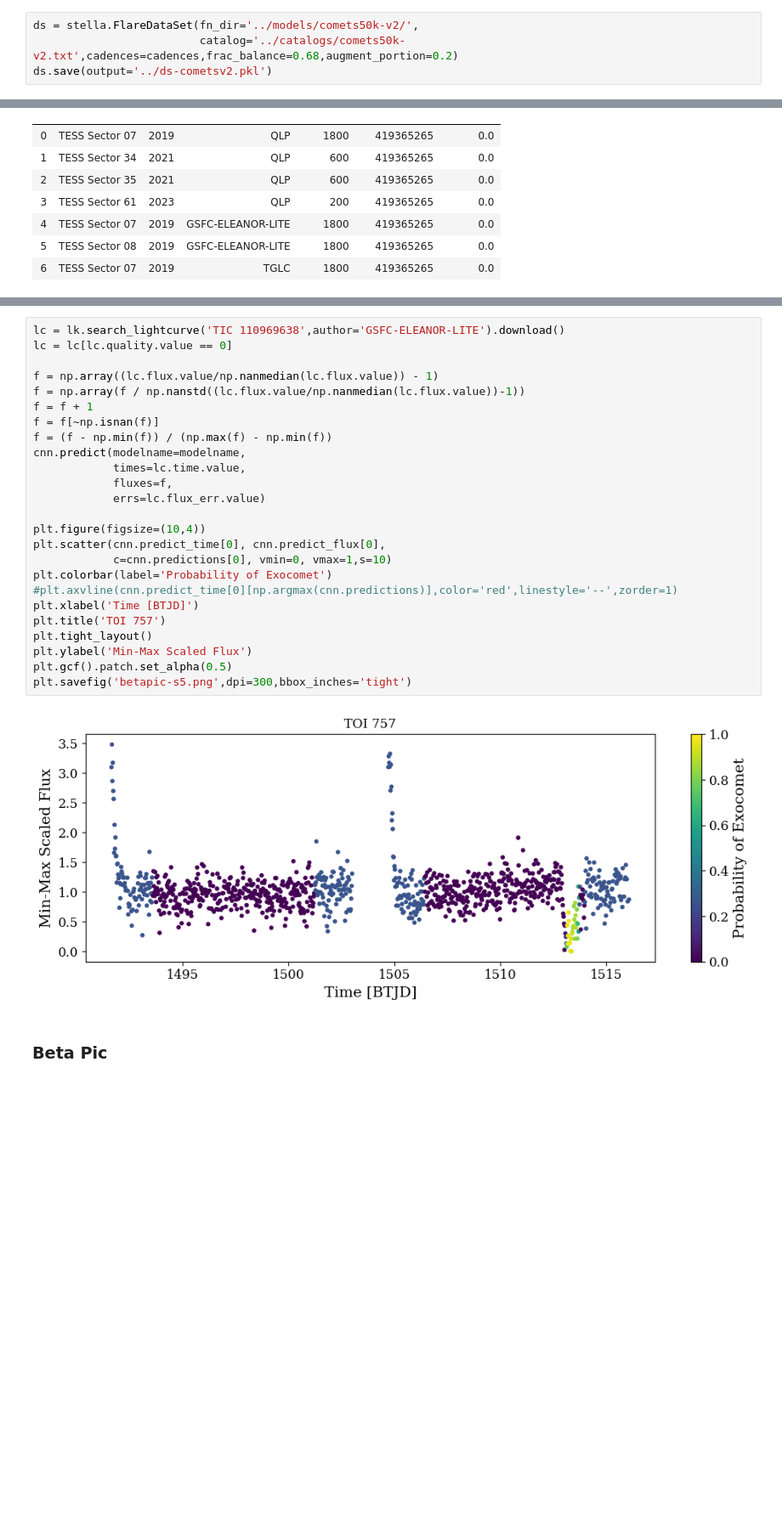
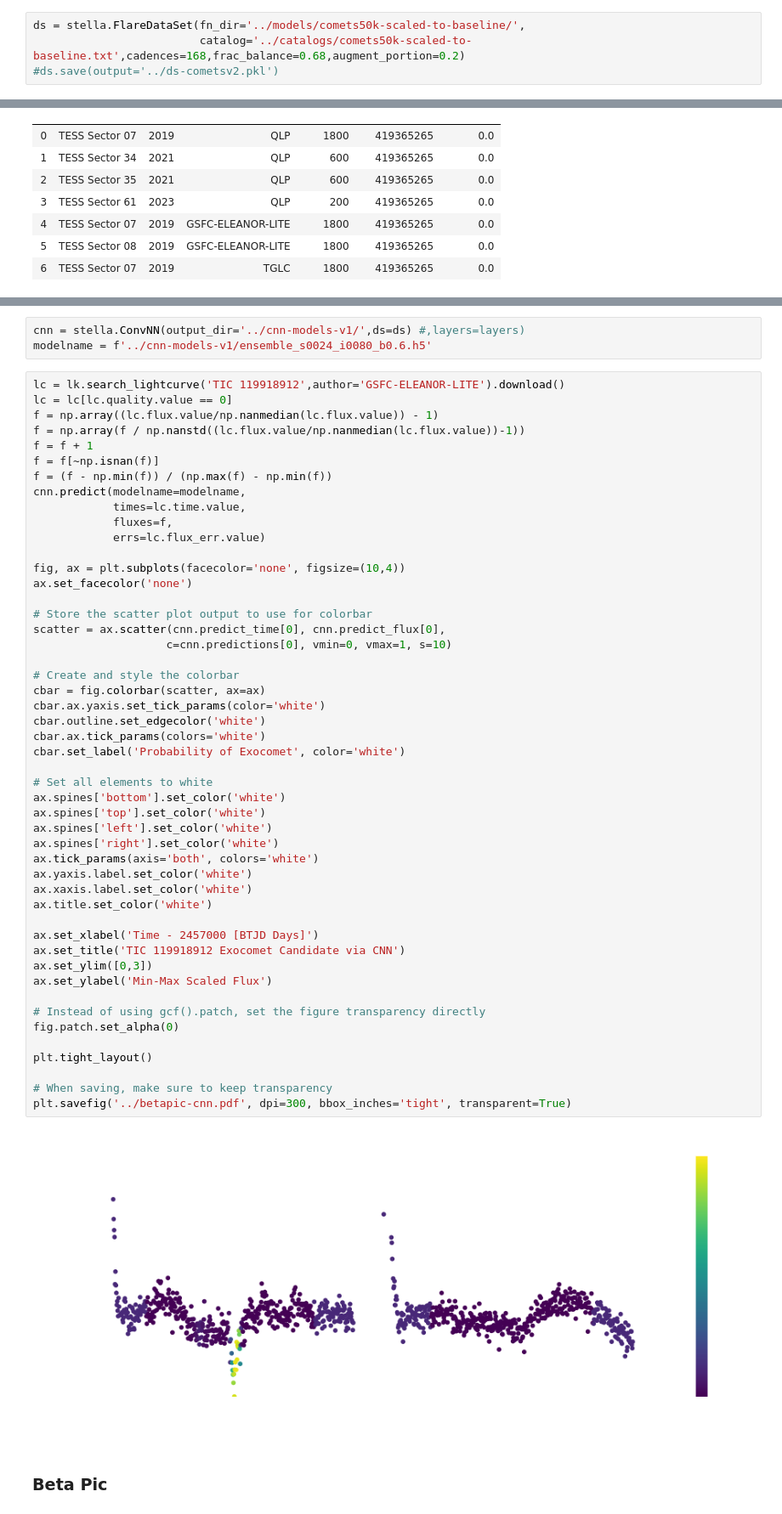
Before and after one commit to azibn/nets2, a Jupyter notebook: notebooks/CNN.ipynb, the cells around one changed output, grey strips where cells are left out. Shown: that part at 85% size. Cells and saved outputs as stored; diff of their text form; blank space fills up the shorter version.

Commit message:
updated model slightly

```diff
--- a/notebooks/CNN.ipynb
+++ b/notebooks/CNN.ipynb
@@ -125,8 +125,8 @@ Approximate class imbalance: -12.0
 # %%
 ds.save(output='../ds-all.pkl')
 # %%
-ds = stella.FlareDataSet(fn_dir='../models/comets50k-v2/',
-                         catalog='../catalogs/comets50k-v2.txt',cadences=cadences,frac_balance=0.68,augment_portion=0.2)
-ds.save(output='../ds-cometsv2.pkl')
+ds = stella.FlareDataSet(fn_dir='../models/comets50k-scaled-to-baseline/',
+                         catalog='../catalogs/comets50k-scaled-to-baseline.txt',cadences=168,frac_balance=0.68,augment_portion=0.2)
+#ds.save(output='../ds-cometsv2.pkl')
 # %% [output]
 Reading in training set files.
@@ -466,30 +464,57 @@ AttributeError: 'NoneType' object has no attribute 'quality'
+# %%
+cnn = stella.ConvNN(output_dir='../cnn-models-v1/',ds=ds) #,layers=layers)
+modelname = f'../cnn-models-v1/ensemble_s0024_i0080_b0.6.h5'
 # %%
-lc = lk.search_lightcurve('TIC 110969638',author='GSFC-ELEANOR-LITE').download()
+lc = lk.search_lightcurve('TIC 119918912',author='GSFC-ELEANOR-LITE').download()
 lc = lc[lc.quality.value == 0]
-
 f = np.array((lc.flux.value/np.nanmedian(lc.flux.value)) - 1)
 f = np.array(f / np.nanstd((lc.flux.value/np.nanmedian(lc.flux.value))-1))
 f = f + 1
 f = f[~np.isnan(f)]
 f = (f - np.min(f)) / (np.max(f) - np.min(f))
 cnn.predict(modelname=modelname,
             times=lc.time.value,
             fluxes=f,
             errs=lc.flux_err.value)
 
-plt.figure(figsize=(10,4))
-plt.scatter(cnn.predict_time[0], cnn.predict_flux[0],
-            c=cnn.predictions[0], vmin=0, vmax=1,s=10)
-plt.colorbar(label='Probability of Exocomet')
-#plt.axvline(cnn.predict_time[0][np.argmax(cnn.predictions)],color='red',linestyle='--',zorder=1)
-plt.xlabel('Time [BTJD]')
-plt.title('TOI 757')
+fig, ax = plt.subplots(facecolor='none', figsize=(10,4))
+ax.set_facecolor('none')
+
+# Store the scatter plot output to use for colorbar
+scatter = ax.scatter(cnn.predict_time[0], cnn.predict_flux[0],
+                    c=cnn.predictions[0], vmin=0, vmax=1, s=10)
+
+# Create and style the colorbar
+cbar = fig.colorbar(scatter, ax=ax)
+cbar.ax.yaxis.set_tick_params(color='white')
+cbar.outline.set_edgecolor('white')
+cbar.ax.tick_params(colors='white')
+cbar.set_label('Probability of Exocomet', color='white')
+
+# Set all elements to white
+ax.spines['bottom'].set_color('white')
+ax.spines['top'].set_color('white')
+ax.spines['left'].set_color('white')
+ax.spines['right'].set_color('white')
+ax.tick_params(axis='both', colors='white')
+ax.yaxis.label.set_color('white')
+ax.xaxis.label.set_color('white')
+ax.title.set_color('white')
+
+ax.set_xlabel('Time - 2457000 [BTJD Days]')
+ax.set_title('TIC 119918912 Exocomet Candidate via CNN')
+ax.set_ylim([0,3])
+ax.set_ylabel('Min-Max Scaled Flux')
+
+# Instead of using gcf().patch, set the figure transparency directly
+fig.patch.set_alpha(0)
+
 plt.tight_layout()
-plt.ylabel('Min-Max Scaled Flux')
-plt.gcf().patch.set_alpha(0.5)
-plt.savefig('betapic-s5.png',dpi=300,bbox_inches='tight')
+
+# When saving, make sure to keep transparency
+plt.savefig('../betapic-cnn.pdf', dpi=300, bbox_inches='tight', transparent=True)
 # %% [output]
-[figure, old version]
+[figure, new version]
 # %% [markdown]
 ### Beta Pic
 # %%
```
Also changed, not shown: parts of 3 cells of this notebook, 4 other files.
